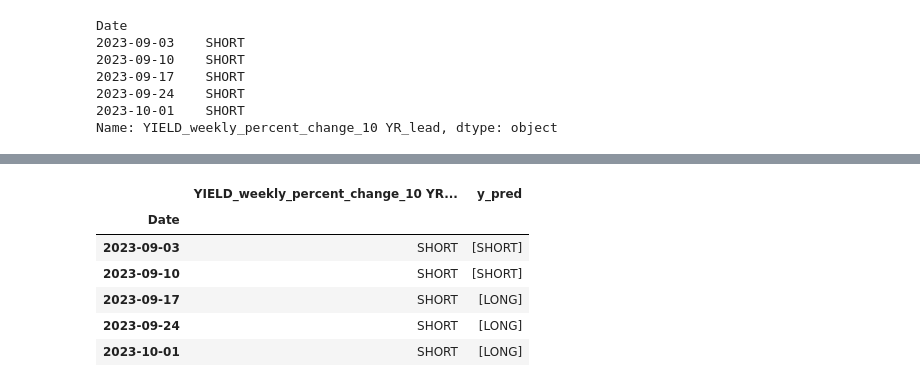
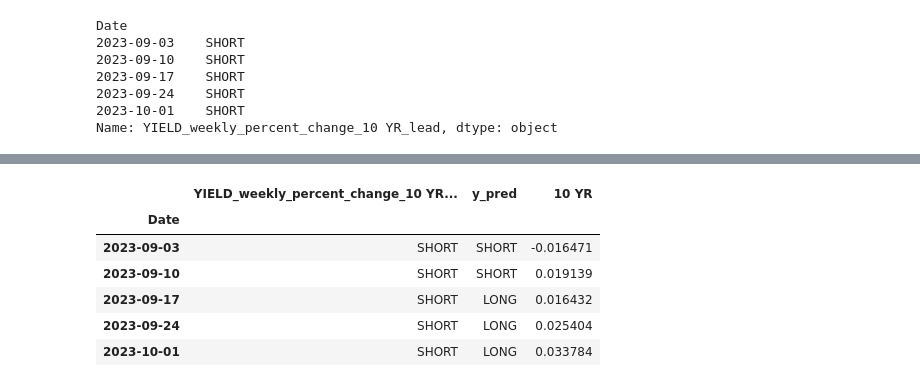
Before and after one commit to thestockman27/Fixed-Income-Dashboards, a Jupyter notebook: Backtest Performance Calculation.ipynb, the cells around one changed output, grey strips where cells are left out. Saved outputs shown, nothing was run; the diff lists cells and outputs as text; code cells hidden in the pictures.

Commit message:
initial performance has been calculated
need to verifying yield change is the proper method for calculating performance

```diff
--- a/Backtest Performance Calculation.ipynb
+++ b/Backtest Performance Calculation.ipynb
@@ -49,7 +45,4 @@ len(y[(len(y) - len(y_preds)):,])
 import pandas as pd
 # Merge or join with the existing merged_data
 y_df = pd.DataFrame(y[(len(y) - len(y_preds)):,])
-y_df['y_pred'] = y_pred
-y_df['y_act'] = y_df['YIELD_weekly_percent_change_10 YR_lead'].shift(1) # need to import the actual y0 values from original data
-#merged_data = pd.merge(y,y_pred, on='Date' ,how='left')
-#merged_data = pd.merge(merged_data, X[], on='Date' ,how='left')
+y_df['y_pred'] = y_preds
@@ -67,10 +49,25 @@ DatetimeIndex(['2006-08-20', '2006-08-27', '2006-09-03', '2006-09-10',
+# %%
+import sqlite3
+
+# Create a connection to the database
+conn = sqlite3.connect("Treasury_Yields_data.db" )
+
+# Get a list of all tables in the database
+tables_query = "SELECT name FROM sqlite_master WHERE type='table';"
+tables = conn.execute(tables_query).fetchall()
+
+# Read the table into a DataFrame
+query = f"SELECT Date, `10 YR` FROM YIELD_weekly_percent_change;"
+T10y_df = pd.read_sql_query(query, conn, index_col='Date', parse_dates='Date')
+# %%
+merged_data = pd.merge(y_df, T10y_df, on='Date' ,how='left')
 # %%
-y_df.tail()
+merged_data.tail()
 # %% [output]
-|  | YIELD_weekly_percent_change_10 YR... | y_pred |
-| Date |  |  |
-| 2023-09-03 | SHORT | [SHORT] |
-| 2023-09-10 | SHORT | [SHORT] |
-| 2023-09-17 | SHORT | [LONG] |
-| 2023-09-24 | SHORT | [LONG] |
-| 2023-10-01 | SHORT | [LONG] |
+|  | YIELD_weekly_percent_change_10 YR... | y_pred | 10 YR |
+| Date |  |  |  |
+| 2023-09-03 | SHORT | SHORT | -0.016471 |
+| 2023-09-10 | SHORT | SHORT | 0.019139 |
+| 2023-09-17 | SHORT | LONG | 0.016432 |
+| 2023-09-24 | SHORT | LONG | 0.025404 |
+| 2023-10-01 | SHORT | LONG | 0.033784 |
```
Also changed, not shown: parts of 10 cells of this notebook, 3 other files.
